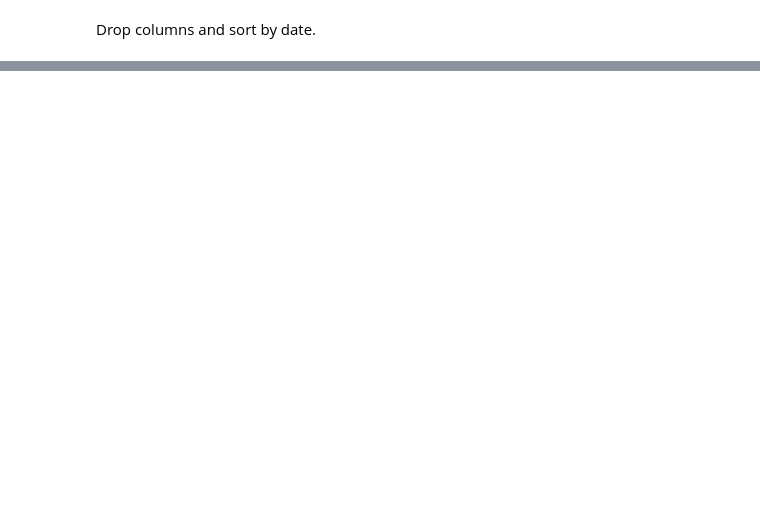
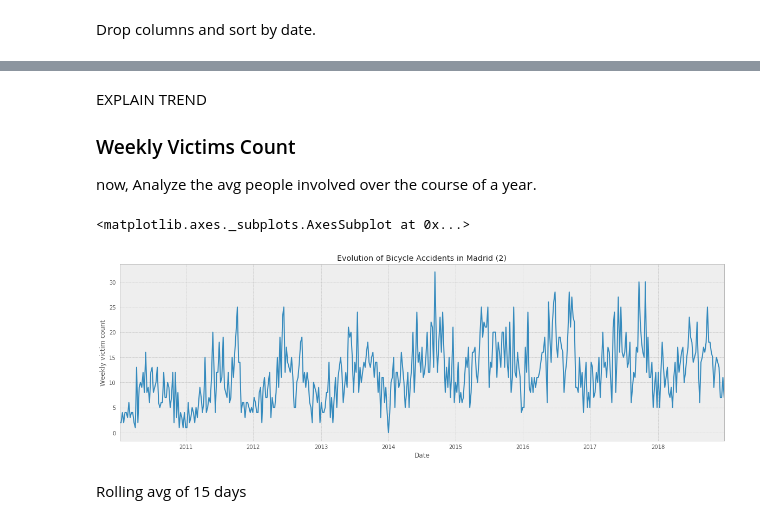
Before and after one commit to gontzalm/madrid-bicycle-accidents, a Jupyter notebook: notebooks/madrid_bicycle_accidents.ipynb, the cells around one changed output, grey strips where cells are left out. Saved outputs shown, nothing was run; the diff lists cells and outputs as text; code cells hidden in the pictures; blank space fills up the shorter version.

```diff
--- a/notebooks/madrid_bicycle_accidents.ipynb
+++ b/notebooks/madrid_bicycle_accidents.ipynb
@@ -165,0 +319,19 @@ df.sort_index()
+# %% [markdown]
+EXPLAIN TREND
+
+### Weekly Victims Count
+
+now, Analyze the avg people involved over the course of a year.
+# %%
+# Count the victims per week
+vict_per_week = df["District"].resample("W").count()
+# Plot data
+fig = plt.figure()
+ax = plt.axes()
+ax.set(title="Evolution of Bicycle Accidents in Madrid (2)", xlabel="Date", ylabel="Weekly victim count")
+vict_per_week.plot(ax=ax, figsize=(20, 6))
+# %% [output]
+<matplotlib.axes._subplots.AxesSubplot at 0x...>
+[figure, added]
+# %% [markdown]
+Rolling avg of 15 days
```
Also changed, not shown: parts of 32 cells of this notebook.
